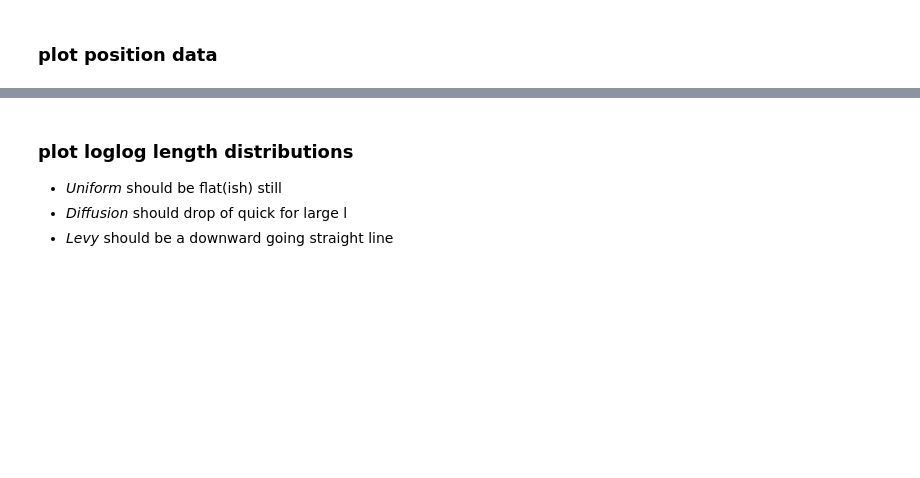
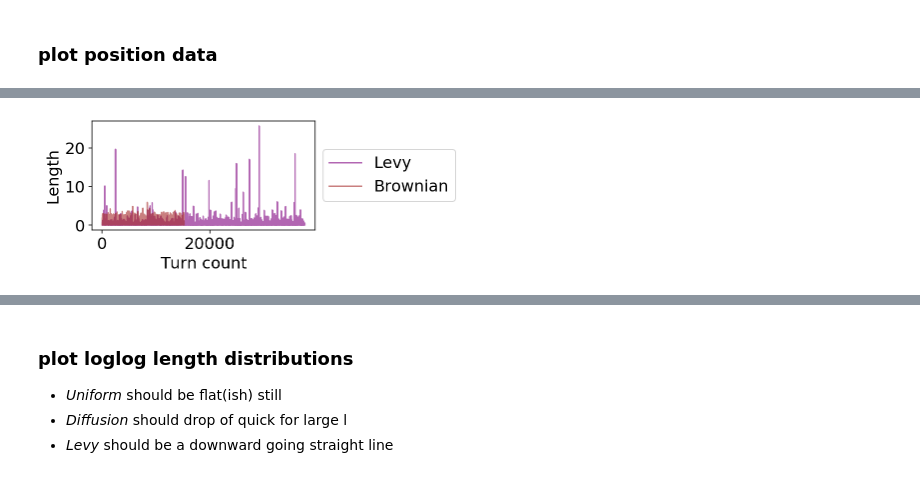
Before and after one commit to CoAxLab/explorationlib, a Jupyter notebook: docs/testing.ipynb, the cells around one changed output, grey strips where cells are left out. Saved outputs shown, nothing was run; the diff lists cells and outputs as text; code cells hidden in the pictures; blank space fills up the shorter version.

```diff
--- a/docs/testing.ipynb
+++ b/docs/testing.ipynb
@@ -152,0 +145,20 @@ ax = plot_position2d(
+# %%
+plot_boundary = (200, 200)
+
+ax = None
+ax = plot_length(
+    levy_exp,
+    label="Levy",
+    color="purple",
+    alpha=0.6,
+    ax=ax,
+)
+ax = plot_length(
+    brown_exp,
+    label="Brownian",
+    color="brown",
+    alpha=0.6,
+    ax=ax,
+)
+# %% [output]
+[figure, added]
```
Also changed, not shown: parts of 17 cells of this notebook, 3 other files.
